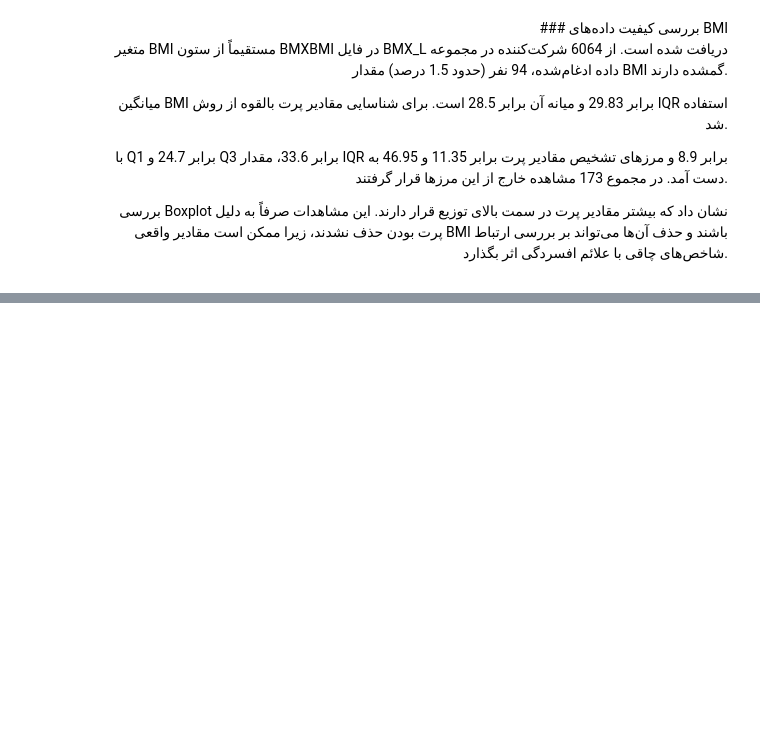
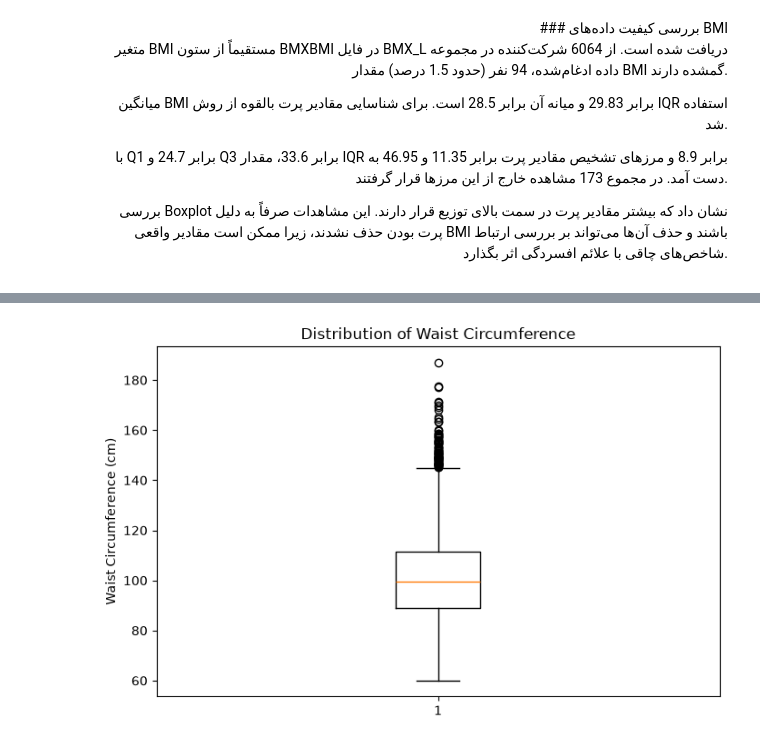
Before and after one commit to amir122884/nhanes-statistics-project, a Jupyter notebook: notebook/feasibility_check.ipynb, the cells around one changed output, grey strips where cells are left out. Cells and saved outputs as stored; diff of their text form; code cells hidden in the pictures; blank space fills up the shorter version.

Commit message:
validated waist

```diff
--- a/notebook/feasibility_check.ipynb
+++ b/notebook/feasibility_check.ipynb
@@ -541,0 +596,11 @@ plt.show()
+# %%
+plt.figure(figsize=(8, 5))
+
+plt.boxplot(analysis_data["BMXWAIST"].dropna())
+
+plt.ylabel("Waist Circumference (cm)")
+plt.title("Distribution of Waist Circumference")
+
+plt.show()
+# %% [output]
+[figure, added]
```
Also changed, not shown: parts of 3 cells of this notebook.
